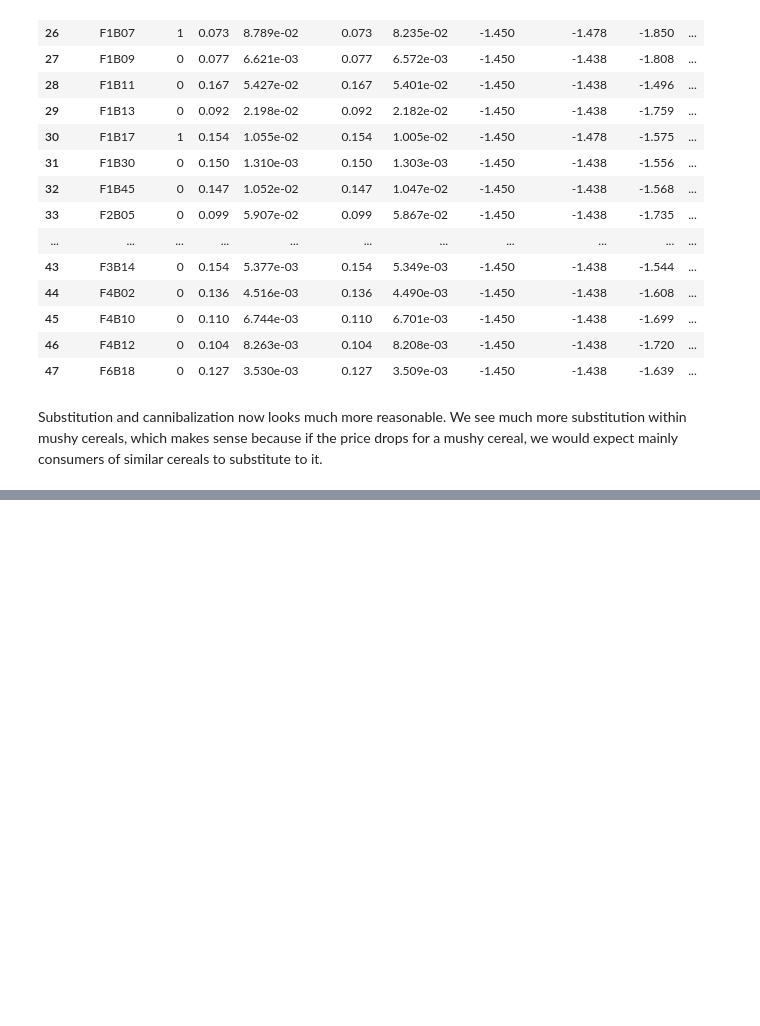
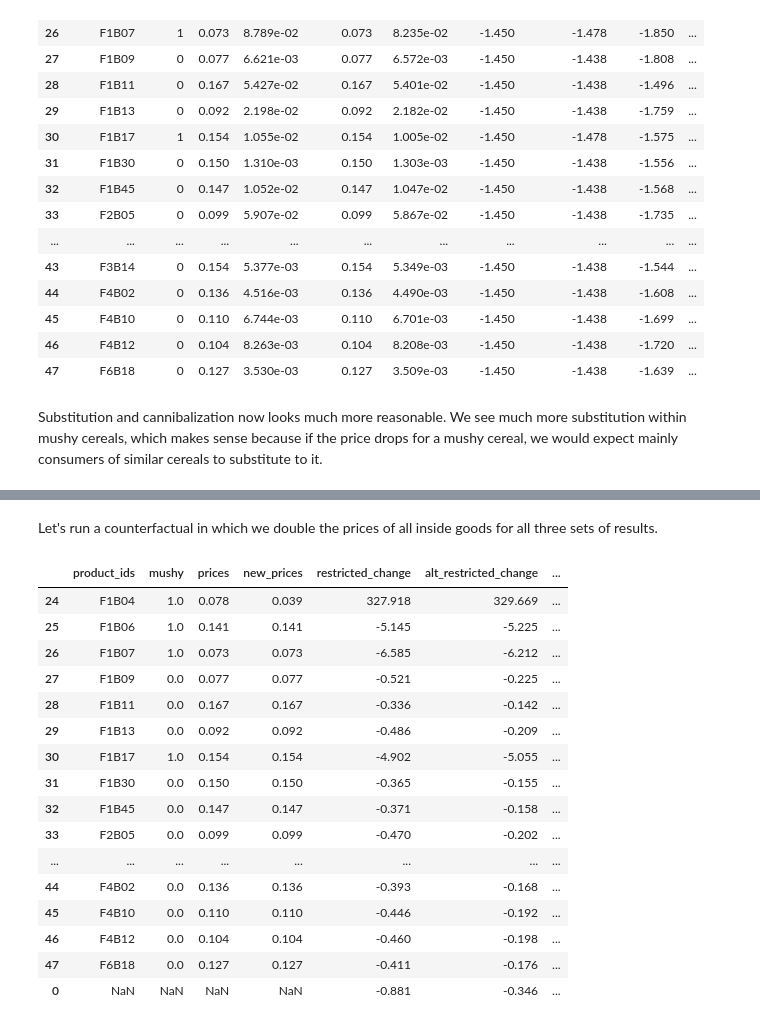
Before and after one commit to Mixtape-Sessions/Demand-Estimation, a Jupyter notebook: Exercises/Exercise-3/Solutions.ipynb, the cells around one changed output, grey strips where cells are left out. Drawn from its saved outputs; the diff is of its cells as text; code cells hidden in the pictures; blank space fills up the shorter version.

```diff
--- a/Exercises/Exercise-3/Solutions.ipynb
+++ b/Exercises/Exercise-3/Solutions.ipynb
@@ -281,0 +326,5 @@ Substitution and cannibalization now looks much more reasonable. We see much mor
+# %%
+alt_product_data = product_data.copy()
+alt_product_data['market_size'] *= 2
+alt_product_data['shares'] = alt_product_data['servings_sold'] / alt_product_data['market_size']
+alt_problem = pyblp.Problem(product_formulations, alt_product_data, agent_formulation, agent_data)
@@ -281,0 +371,18 @@ Substitution and cannibalization now looks much more reasonable. We see much mor
+# %%
+pyblp.options.verbose = True
+alt_unrestricted_results = alt_problem.solve(
+    sigma=[
+        [2, 0, 0],
+        [0, 4, 0],
+        [0, 0, 6],
+    ],
+    pi=[
+        [-0.3],
+        [0.1],
+        [-6],
+    ],
+    method='1s',
+    optimization=optimization,
+    micro_moments=[income_moment, outside_moment, mushy_moment],
+)
+pyblp.options.verbose = False
@@ -281,0 +407,37 @@ Substitution and cannibalization now looks much more reasonable. We see much mor
+# %% [markdown]
+Let's run a counterfactual in which we double the prices of all inside goods for all three sets of results.
+# %%
+alt_counterfactual_data = counterfactual_data.copy()
+alt_counterfactual_data['alt_shares'] = alt_product_data.loc[alt_product_data['market_ids'] == counterfactual_market, 'shares']
+alt_counterfactual_data['restricted_shares'] = restricted_results.compute_shares(market_id=counterfactual_market, prices=alt_counterfactual_data['new_prices'])
+alt_counterfactual_data['alt_restricted_shares'] = alt_restricted_results.compute_shares(market_id=counterfactual_market, prices=alt_counterfactual_data['new_prices'])
+alt_counterfactual_data['alt_unrestricted_shares'] = alt_unrestricted_results.compute_shares(market_id=counterfactual_market, prices=alt_counterfactual_data['new_prices'])
+alt_counterfactual_data = pd.concat([alt_counterfactual_data, pd.DataFrame([{
+    'shares': 1 - alt_counterfactual_data['shares'].sum(),
+    'alt_shares': 1 - alt_counterfactual_data['alt_shares'].sum(),
+    'restricted_shares': 1 - alt_counterfactual_data['restricted_shares'].sum(),
+    'alt_restricted_shares': 1 - alt_counterfactual_data['alt_restricted_shares'].sum(),
+    'alt_unrestricted_shares': 1 - alt_counterfactual_data['alt_unrestricted_shares'].sum(),
+}])])
+alt_counterfactual_data['restricted_change'] = 100 * (alt_counterfactual_data['restricted_shares'] - alt_counterfactual_data['shares']) / alt_counterfactual_data['shares']
+alt_counterfactual_data['alt_restricted_change'] = 100 * (alt_counterfactual_data['alt_restricted_shares'] - alt_counterfactual_data['alt_shares']) / alt_counterfactual_data['alt_shares']
+alt_counterfactual_data['alt_unrestricted_change'] = 100 * (alt_counterfactual_data['alt_unrestricted_shares'] - alt_counterfactual_data['alt_shares']) / alt_counterfactual_data['alt_shares']
+alt_counterfactual_data[['product_ids', 'mushy', 'prices', 'new_prices', 'restricted_change', 'alt_restricted_change', 'alt_unrestricted_change']]
+# %% [output]
+|  | product_ids | mushy | prices | new_prices | restricted_change | alt_restricted_change | ... |
+| 24 | F1B04 | 1.0 | 0.078 | 0.039 | 327.918 | 329.669 | ... |
+| 25 | F1B06 | 1.0 | 0.141 | 0.141 | -5.145 | -5.225 | ... |
+| 26 | F1B07 | 1.0 | 0.073 | 0.073 | -6.585 | -6.212 | ... |
+| 27 | F1B09 | 0.0 | 0.077 | 0.077 | -0.521 | -0.225 | ... |
+| 28 | F1B11 | 0.0 | 0.167 | 0.167 | -0.336 | -0.142 | ... |
+| 29 | F1B13 | 0.0 | 0.092 | 0.092 | -0.486 | -0.209 | ... |
+| 30 | F1B17 | 1.0 | 0.154 | 0.154 | -4.902 | -5.055 | ... |
+| 31 | F1B30 | 0.0 | 0.150 | 0.150 | -0.365 | -0.155 | ... |
+| 32 | F1B45 | 0.0 | 0.147 | 0.147 | -0.371 | -0.158 | ... |
+| 33 | F2B05 | 0.0 | 0.099 | 0.099 | -0.470 | -0.202 | ... |
+| ... | ... | ... | ... | ... | ... | ... | ... |
+| 44 | F4B02 | 0.0 | 0.136 | 0.136 | -0.393 | -0.168 | ... |
+| 45 | F4B10 | 0.0 | 0.110 | 0.110 | -0.446 | -0.192 | ... |
+| 46 | F4B12 | 0.0 | 0.104 | 0.104 | -0.460 | -0.198 | ... |
+| 47 | F6B18 | 0.0 | 0.127 | 0.127 | -0.411 | -0.176 | ... |
+| 0 | NaN | NaN | NaN | NaN | -0.881 | -0.346 | ... |
```
Also changed, not shown: parts of 43 cells of this notebook, 3 other files.
